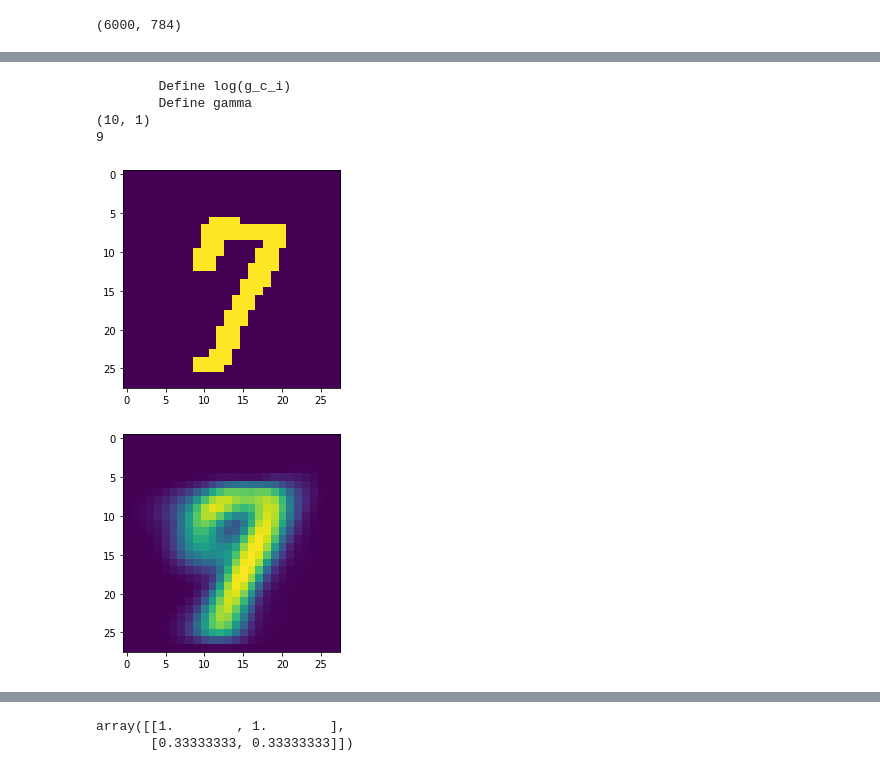
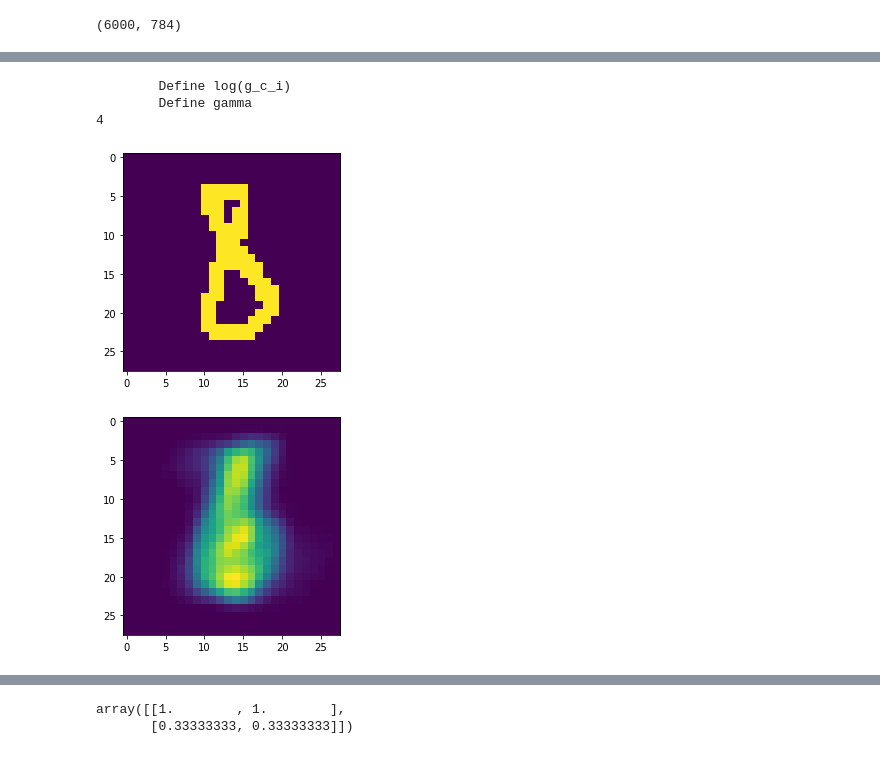
Before and after one commit to JacKira/BayesMethods, a Jupyter notebook: Lab/lab_descr.ipynb, the cells around one changed output, grey strips where cells are left out. Saved outputs shown, nothing was run; the diff lists cells and outputs as text; code cells hidden in the pictures.

```diff
--- a/Lab/lab_descr.ipynb
+++ b/Lab/lab_descr.ipynb
@@ -433,27 +449,26 @@ for i, v in enumerate(mu):
 # %%
 fig, ax = plt.subplots()
-X_test = X_train_var[85]
+X_test = X_train_var[5]
 plt.imshow(X_test)
 
 
 gamma = E_step(np.array([X_test.reshape(28*28)]), pi, mu)
 
 new_pi, new_mu = M_step(np.array([X_test.reshape(28*28)]), gamma)
 
 fig, ax = plt.subplots()
 #pred = mu[np.argmax(np.sum(gamma, axis = 1))].reshape(28, 28)
 pred = mu[np.argmax(new_pi)].reshape(28, 28)
 # pred[pred >= thr] = 1
 # pred[pred < thr] = 0
 plt.imshow(pred)
 print(np.argmax(new_pi))
 # %% [output]
         Define log(g_c_i)
         Define gamma
-(10, 1)
-9
+4
-[figure, old version]
+[figure, new version]
-[figure, old version]
+[figure, new version]
 # %%
 fig, ax = plt.subplots(len(losses['train']), 1, figsize = (10,15  * len(losses['train'])))
 for i, line in enumerate(losses['train']):
```
Also changed, not shown: parts of 4 cells of this notebook.
